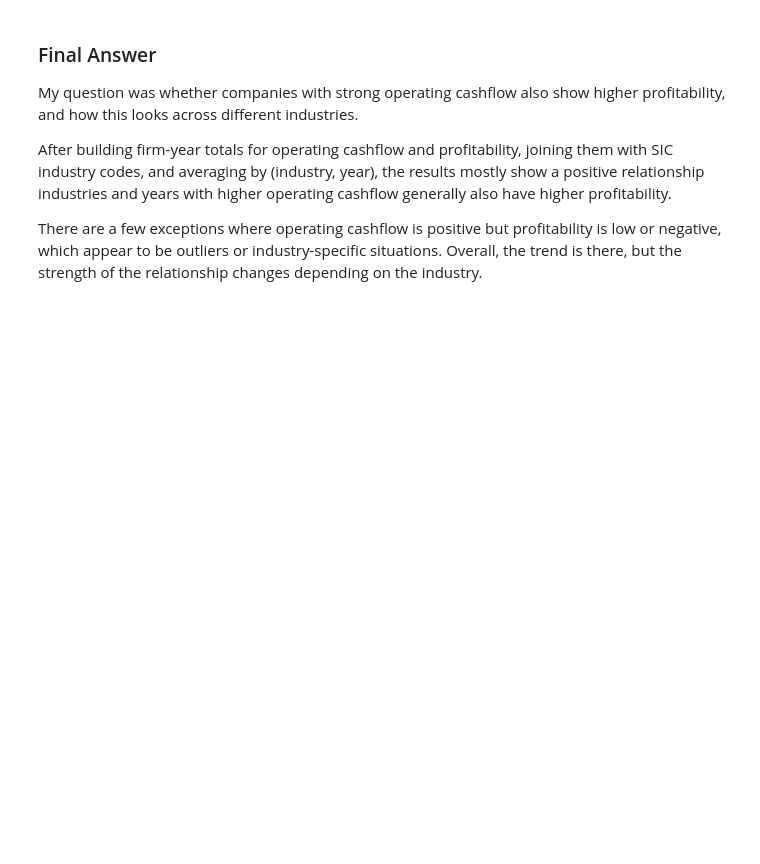
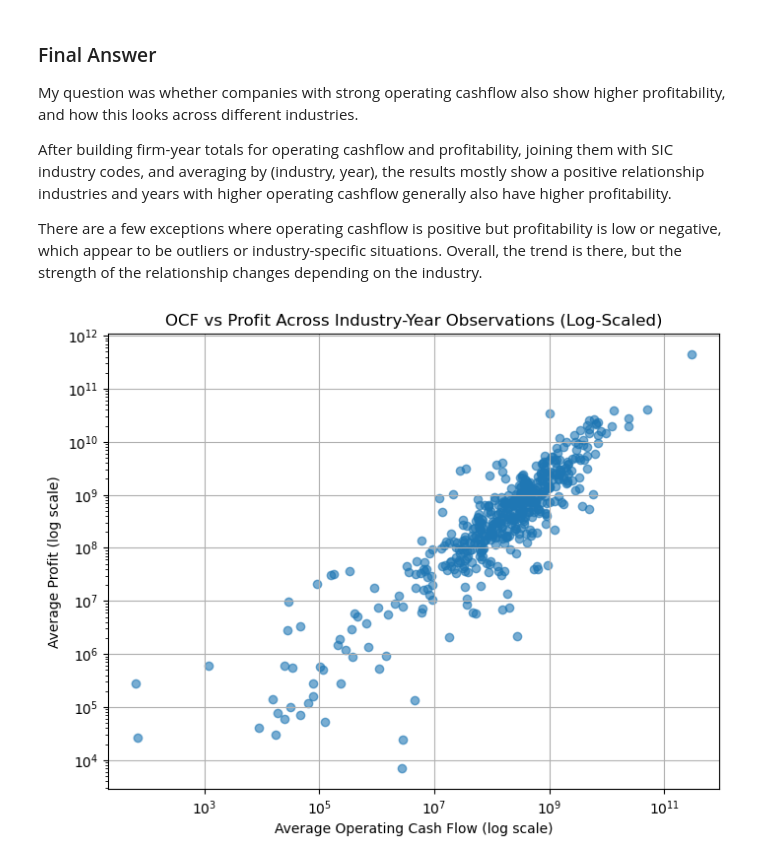
Before and after one commit to Tianyi-2000/Distributed_computing_group_project, a Jupyter notebook: notebooks/niki.ipynb, the cells around one changed output. Saved outputs shown, nothing was run; the diff lists cells and outputs as text; code cells hidden in the pictures; blank space fills up the shorter version.

Commit message:
Updated niki.ipynb and added HTML export including matplotlib visualization

```diff
--- a/notebooks/niki.ipynb
+++ b/notebooks/niki.ipynb
@@ -448,3 +455,23 @@ My question was whether companies with strong operating cashflow also show highe
 After building firm-year totals for operating cashflow and profitability, joining them with SIC industry codes, and averaging by (industry, year), the results mostly show a positive relationship industries and years with higher operating cashflow generally also have higher profitability.
 
 There are a few exceptions where operating cashflow is positive but profitability is low or negative, which appear to be outliers or industry-specific situations. Overall, the trend is there, but the strength of the relationship changes depending on the industry.
+# %%
+import matplotlib.pyplot as plt
+import numpy as np
+
+sample = industry_year_avg_sorted.take(500)
+
+avg_ocf_vals = [abs(vals[0]) + 1 for (_, vals) in sample]
+avg_profit_vals = [abs(vals[1]) + 1 for (_, vals) in sample]
+
+plt.figure(figsize=(8, 6))
+plt.scatter(avg_ocf_vals, avg_profit_vals, alpha=0.6)
+plt.xscale('log')
+plt.yscale('log')
+plt.xlabel("Average Operating Cash Flow (log scale)")
+plt.ylabel("Average Profit (log scale)")
+plt.title("OCF vs Profit Across Industry-Year Observations (Log-Scaled)")
+plt.grid(True)
+plt.show()
+# %% [output]
+[figure, added]
```
Also changed, not shown: parts of 4 cells of this notebook, 1 other file.
